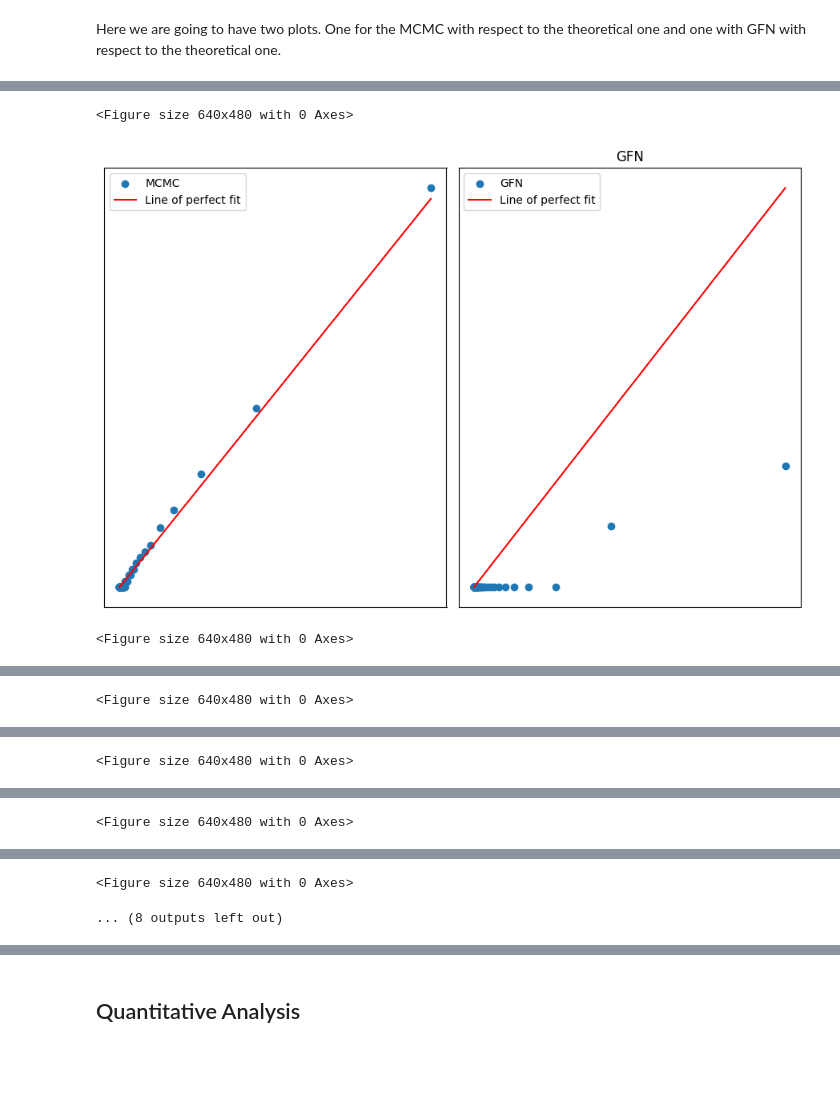
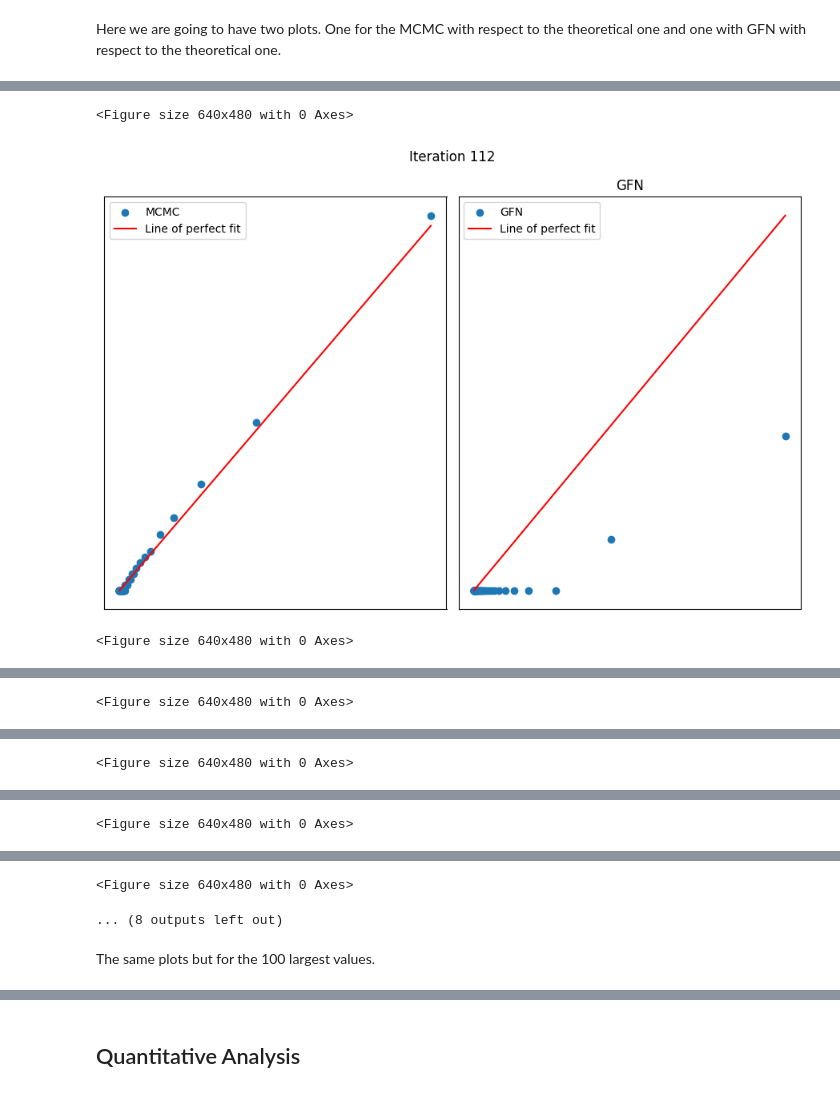
Before and after one commit to JosephRRB/torchgfn_spinfoams, a Jupyter notebook: notebooks/Statistical_Analysis.ipynb, the cells around one changed output, grey strips where cells are left out. Drawn from its saved outputs; the diff is of its cells as text; code cells hidden in the pictures; blank space fills up the shorter version.

```diff
--- a/notebooks/Statistical_Analysis.ipynb
+++ b/notebooks/Statistical_Analysis.ipynb
@@ -136,8 +147,8 @@ The same applies for the histrogram. Three histograms (one for each distribution
 # %%
-for i in range(0, gfn_distributions_over_time.shape[0], int(gfn_distributions_over_time.shape[0]/10)):
+for i in np.linspace(0, gfn_distributions_over_time.shape[0]-1, 10, dtype=int):
     _, gfn_distributions_over_time_flattened_batch = get_distributions_over_time_flattened(grid_len, gfn_distributions_over_time, iteration=i)
     _, mcmc_distributions_over_time_flattened_batch = get_distributions_over_time_flattened(grid_len, mcmc_distributions_over_time, iteration=i)
     df_batch = pd.DataFrame({"Grid Coordinate": grid_coordinates_list, "Theoretical": theoretical_distributions_over_time_flattened, "MCMC": mcmc_distributions_over_time_flattened_batch, "GFN": gfn_distributions_over_time_flattened_batch})
-    df_batch.nlargest(10, "Theoretical").plot(kind='bar', x="Grid Coordinate", title=f"10 biggest values of the theoretical for {i} iteration")
+    df_batch.nlargest(10, "Theoretical").plot(kind='bar', x="Grid Coordinate", title=f"10 biggest values of the theoretical for {i+1} iteration")
 # %% [output]
 [figure]
@@ -158,8 +168,8 @@ df.nlargest(10, "Theoretical").plot(kind='bar', x="Grid Coordinate", title="10 b
 # %%
-for i in range(0, gfn_distributions_over_time.shape[0], int(gfn_distributions_over_time.shape[0]/10)):
+for i in np.linspace(0, gfn_distributions_over_time.shape[0]-1, 10, dtype=int):
     _, gfn_distributions_over_time_flattened_batch = get_distributions_over_time_flattened(grid_len, gfn_distributions_over_time, iteration=i)
     _, mcmc_distributions_over_time_flattened_batch = get_distributions_over_time_flattened(grid_len, mcmc_distributions_over_time, iteration=i)
     df_batch = pd.DataFrame({"Grid Coordinate": grid_coordinates_list, "Theoretical": theoretical_distributions_over_time_flattened, "MCMC": mcmc_distributions_over_time_flattened_batch, "GFN": gfn_distributions_over_time_flattened_batch})
-    df_batch.sort_values("Theoretical", ascending=False)[1:30].plot(kind='bar', x="Grid Coordinate", title=f"2-30 biggest values of the theoretical for {i} iteration")
+    df_batch.sort_values("Theoretical", ascending=False)[1:30].plot(kind='bar', x="Grid Coordinate", title=f"2-30 biggest values of the theoretical for {i+1} iteration")
 # %% [output]
 [figure]
@@ -233,6 +217,6 @@ plt.clf()
 <Figure size 640x480 with 0 Axes>
 # %%
-for i in range(0, gfn_distributions_over_time.shape[0], int(gfn_distributions_over_time.shape[0]/10)):
+for i in np.linspace(0, gfn_distributions_over_time.shape[0]-1, 10, dtype=int):
     _, gfn_distributions_over_time_flattened_batch = get_distributions_over_time_flattened(grid_len, gfn_distributions_over_time, iteration=i)
     _, mcmc_distributions_over_time_flattened_batch = get_distributions_over_time_flattened(grid_len, mcmc_distributions_over_time, iteration=i)
     df_batch = pd.DataFrame({"Grid Coordinate": grid_coordinates_list, "Theoretical": theoretical_distributions_over_time_flattened, "MCMC": mcmc_distributions_over_time_flattened_batch, "GFN": gfn_distributions_over_time_flattened_batch})
@@ -249,13 +233,15 @@ for i in range(0, gfn_distributions_over_time.shape[0], int(gfn_distributions_ov
 
     fig_batch, axs_batch = plt.subplots(nrows=1, ncols=2, figsize=(9, 6), subplot_kw={'xticks': [], 'yticks': []})
 
-    axs_batch[0].scatter(x='q_theoretical', y='q_MCMC', data=df_pct, label='MCMC')
+    axs_batch[0].scatter(x='q_theoretical', y='q_MCMC', data=df_pct_batch, label='MCMC')
     sns.lineplot(ax=axs_batch[0], x='q_theoretical', y='q_theoretical', data=df_pct_batch, color='r', label='Line of perfect fit')
     axs[0].set_title("MCMC")
     axs_batch[1].scatter(x='q_theoretical', y='q_GFN', data=df_pct_batch, label='GFN')
     sns.lineplot(ax=axs_batch[1], x='q_theoretical', y='q_theoretical', data=df_pct_batch, color='r', label='Line of perfect fit')
     axs_batch[1].set_title("GFN")
 
+    fig_batch.suptitle(f"Iteration {i+1}")
+
     plt.tight_layout()
     plt.show()
     plt.clf()
@@ -264,3 +250,3 @@ for i in range(0, gfn_distributions_over_time.shape[0], int(gfn_distributions_ov
 <Figure size 640x480 with 0 Axes>
-[figure, old version]
+[figure, new version]
 <Figure size 640x480 with 0 Axes>
@@ -274,3 +260,5 @@ for i in range(0, gfn_distributions_over_time.shape[0], int(gfn_distributions_ov
 <Figure size 640x480 with 0 Axes>
 ... (8 outputs left out)
+# %% [markdown]
+The same plots but for the 100 largest values.
 # %%
```
Also changed, not shown: parts of 40 cells of this notebook.
